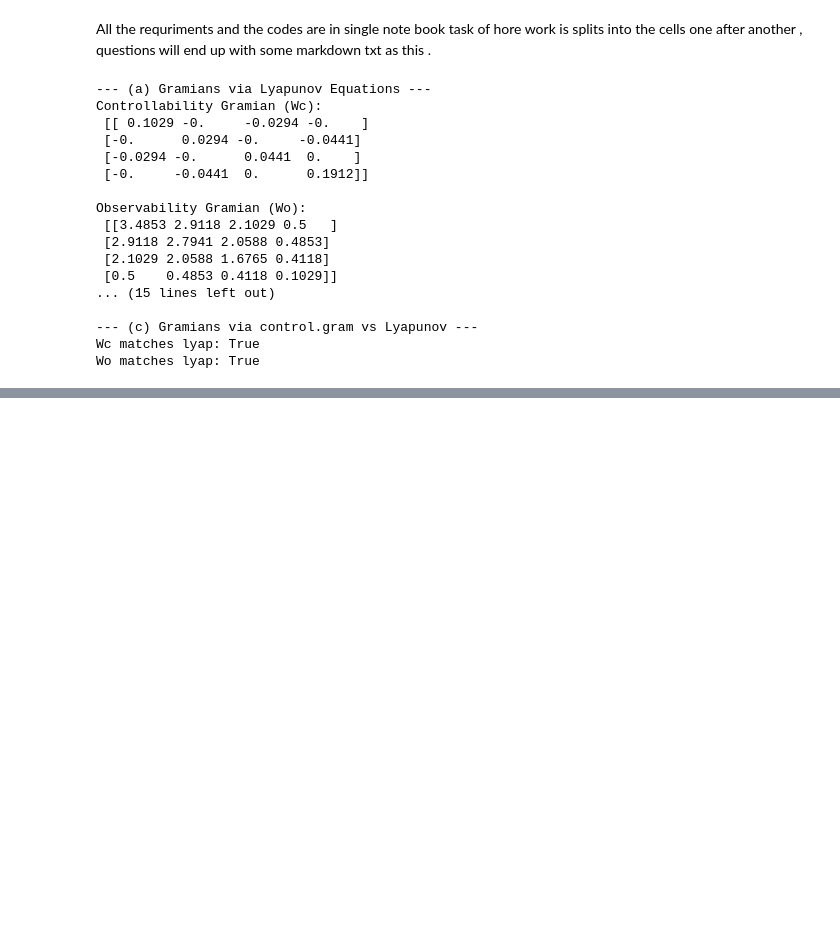
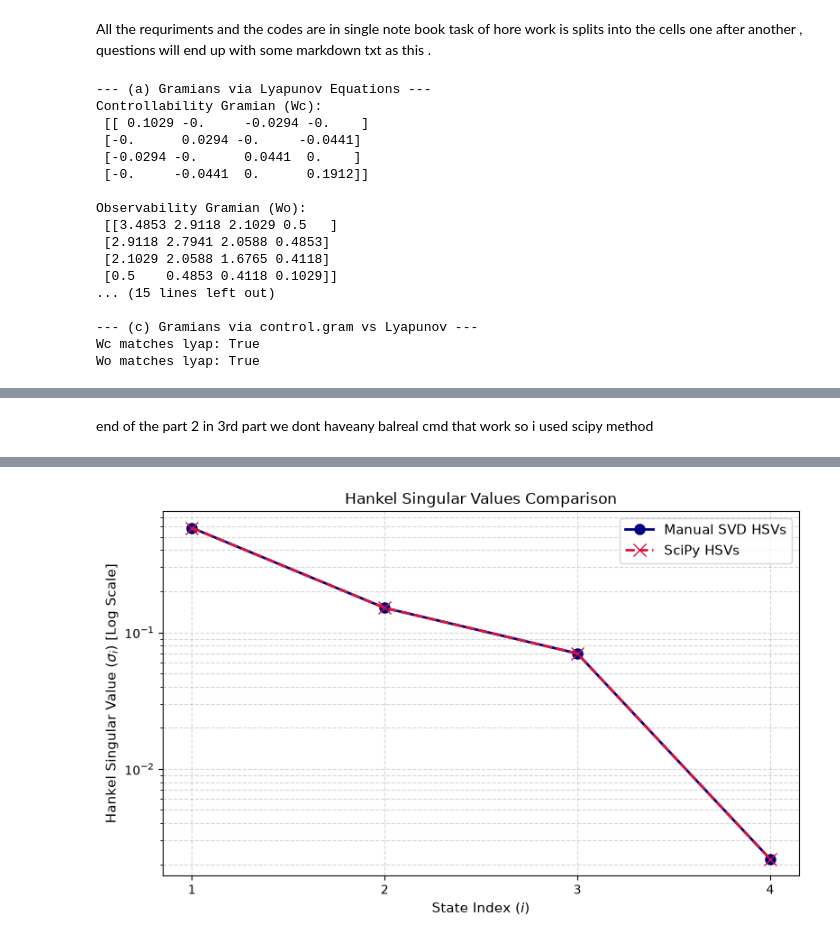
Before and after one commit to am25m005-design/Data_driven_modeling_second_hw, a Jupyter notebook: hw2.ipynb, the cells around one changed output, grey strips where cells are left out. Drawn from its saved outputs; the diff is of its cells as text; code cells hidden in the pictures; blank space fills up the shorter version.

```diff
--- a/hw2.ipynb
+++ b/hw2.ipynb
@@ -95,0 +195,69 @@ Wo matches lyap: True
+# %% [markdown]
+end of the part 2  in 3rd part we dont haveany balreal cmd that work so i used scipy method
+# %%
+
+# Part (a): Manual Balancing Transformation Matrix
+
+# (i) Compute lower Cholesky factors of Wc and Wo
+R_c = la.cholesky(Wc_lyap, lower=True)
+R_o = la.cholesky(Wo_lyap, lower=True)
+
+# (ii) Compute SVD of R_o.T @ R_c
+U, Sigma, Vh = la.svd(R_o.T @ R_c)
+V = Vh.T
+sigma_half_inv = np.diag(1.0 / np.sqrt(Sigma))
+
+# (iii) Compute balancing transformation T and its inverse T_inv
+T_manual = R_c @ V @ sigma_half_inv
+T_inv_manual = sigma_half_inv @ U.T @ R_o.T  # Corrected T_inv formula
+
+# Compute transformed state-space system matrices
+A_bal_manual = T_inv_manual @ A @ T_manual
+B_bal_manual = T_inv_manual @ B
+C_bal_manual = C @ T_manual
+
+# Verify balanced Gramians by solving continuous Lyapunov equations
+Wc_bal_manual = la.solve_continuous_lyapunov(A_bal_manual, -B_bal_manual @ B_bal_manual.T)
+Wo_bal_manual = la.solve_continuous_lyapunov(A_bal_manual.T, -C_bal_manual.T @ C_bal_manual)
+
+print("--- Part (a): Manual Balanced Realization ---")
+print("A_bal_manual:\n", np.round(A_bal_manual, 4))
+print("\nB_bal_manual:\n", np.round(B_bal_manual, 4))
+print("\nC_bal_manual:\n", np.round(C_bal_manual, 4))
+
+print("\n--- Transformation Matrices ---")
+print("T (Manual):\n", np.round(T_manual, 4))
+print("\nT_inv (Manual):\n", np.round(T_inv_manual, 4))
+
+print("\n--- Verification of Balanced Gramians (Should equal diag(Sigma)) ---")
+print("Wc_bal:\n", np.round(Wc_bal_manual, 6))
+print("Wo_bal:\n", np.round(Wo_bal_manual, 6))
+
+
+# Part (b): Hankel Singular Values Comparison (SciPy Eigenvalue Method)
+# HSVs equal sqrt(eig(Wc @ Wo)) - pure SciPy method (no Slycot required)
+hsv_scipy = np.sqrt(np.sort(la.eigvals(Wc_lyap @ Wo_lyap).real)[::-1])
+
+print("\n--- Hankel Singular Values Comparison ---")
+print("HSVs (Manual SVD)    :", np.round(Sigma, 6))
+print("HSVs (SciPy Eigvals) :", np.round(hsv_scipy, 6))
+print("Max HSV Difference   :", np.max(np.abs(Sigma - hsv_scipy)))
+
+# =====================================================================
+# Part (c): Plot Hankel Singular Values
+# =====================================================================
+plt.figure(figsize=(8, 5))
+indices = np.arange(1, len(Sigma) + 1)
+
+plt.semilogy(indices, Sigma, 'o-', color='navy', linewidth=2, markersize=8, label='Manual SVD HSVs')
+plt.semilogy(indices, hsv_scipy, 'x--', color='crimson', linewidth=2, markersize=10, label='SciPy HSVs')
+
+plt.xticks(indices)
+plt.xlabel(r'State Index ($i$)', fontsize=11)
+plt.ylabel(r'Hankel Singular Value ($\sigma_i$) [Log Scale]', fontsize=11)
+plt.title('Hankel Singular Values Comparison', fontsize=12)
+plt.grid(True, which="both", linestyle="--", alpha=0.5)
+plt.legend(fontsize=11)
+plt.tight_layout()
+plt.show()
+# %% [output]
@@ -95,0 +281 @@ Wo matches lyap: True
+[figure, added]
```
Also changed, not shown: parts of 6 cells of this notebook.
